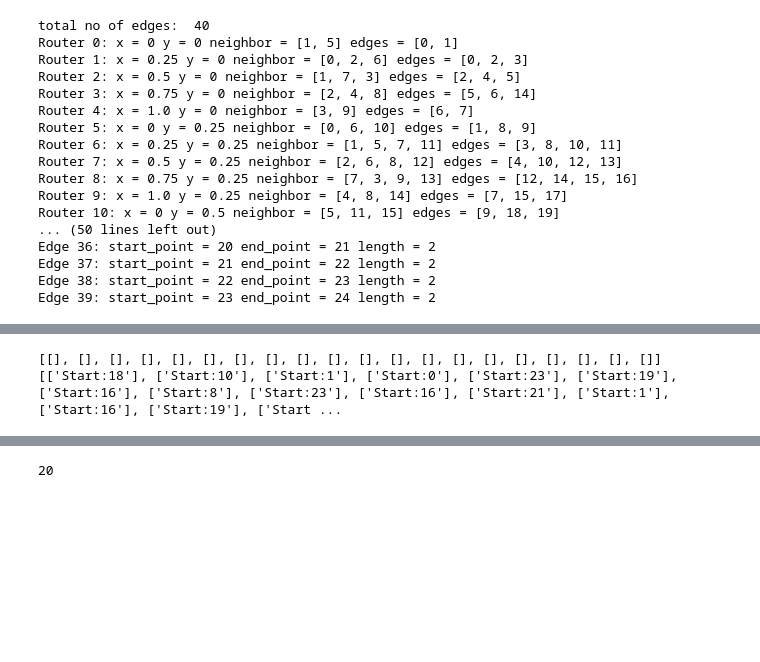
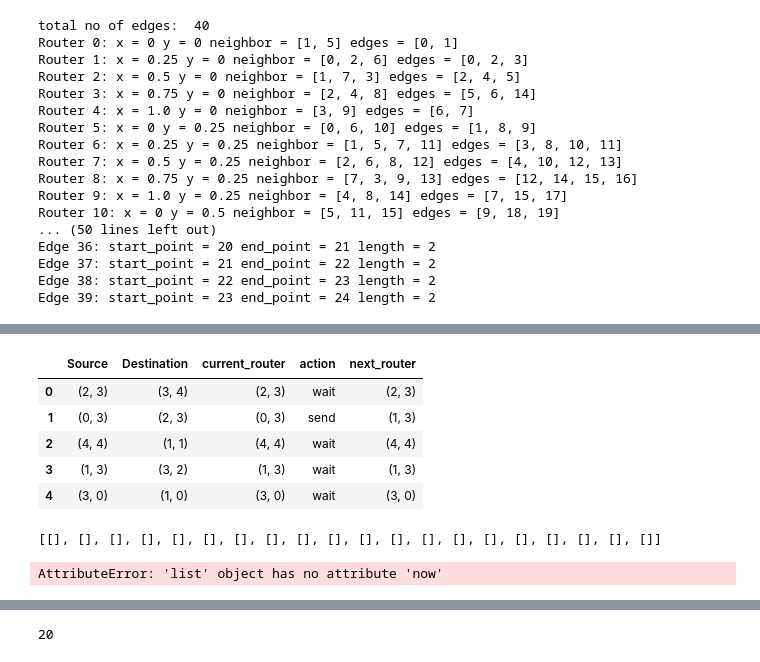
Before and after one commit to Hritik003/Transfer-Learning-in-NOC-routing, a Jupyter notebook: GAN-method-1.ipynb, the cells around one changed output, grey strips where cells are left out. Cells and saved outputs as stored; diff of their text form; code cells hidden in the pictures; blank space fills up the shorter version.

```diff
--- a/GAN.ipynb
+++ b/GAN-method-1.ipynb
@@ -161 +161,42 @@ Data Packet 19: start_point = 7, target = 10, size = 0.05832099826954351, priori
+# %%
+import random
+import pandas as pd
+
+
+m, n = 5, 5
+
+# Generate 20 samples
+data = []
+for _ in range(20):
+    source = (random.randint(0, m-1), random.randint(0, n-1))
+    destination = (random.randint(0, m-1), random.randint(0, n-1))
+    current_router = source
+    action = random.choice(['send', 'wait'])
+
+    if action == 'send':
+        if current_router[0] < destination[0]:
+            next_router = (current_router[0] + 1, current_router[1])
+        elif current_router[0] > destination[0]:
+            next_router = (current_router[0] - 1, current_router[1])
+        elif current_router[1] < destination[1]:
+            next_router = (current_router[0], current_router[1] + 1)
+        elif current_router[1] > destination[1]:
+            next_router = (current_router[0], current_router[1] - 1)
+        else:
+            next_router = current_router
+    else:
+        next_router = current_router
+
+    data.append([source, destination, current_router, action, next_router])
+
+df = pd.DataFrame(data, columns=['Source', 'Destination','current_router','action','next_router'])
+# %%
+df.head()
+# %% [output]
+|  | Source | Destination | current_router | action | next_router |
+| 0 | (2, 3) | (3, 4) | (2, 3) | wait | (2, 3) |
+| 1 | (0, 3) | (2, 3) | (0, 3) | send | (1, 3) |
+| 2 | (4, 4) | (1, 1) | (4, 4) | wait | (4, 4) |
+| 3 | (1, 3) | (3, 2) | (1, 3) | wait | (1, 3) |
+| 4 | (3, 0) | (1, 0) | (3, 0) | wait | (3, 0) |
 # %%
@@ -219,7 +261,7 @@ for i in range(n_data):
 print(path)
 # %% [output]
 [[], [], [], [], [], [], [], [], [], [], [], [], [], [], [], [], [], [], [], []]
-[['Start:18'], ['Start:10'], ['Start:1'], ['Start:0'], ['Start:23'], ['Start:19'], ['Start:16'], ['Start:8'], ['Start:23'], ['Start:16'], ['Start:21'], ['Start:1'], ['Start:16'], ['Start:19'], ['Start ...
+AttributeError: 'list' object has no attribute 'now'
 # %%
 class Generator(nn.Module):
     def __init__(self, input_size, hidden_dim, output_size):
```
Also changed, not shown: parts of 9 cells of this notebook, 6 other files.
